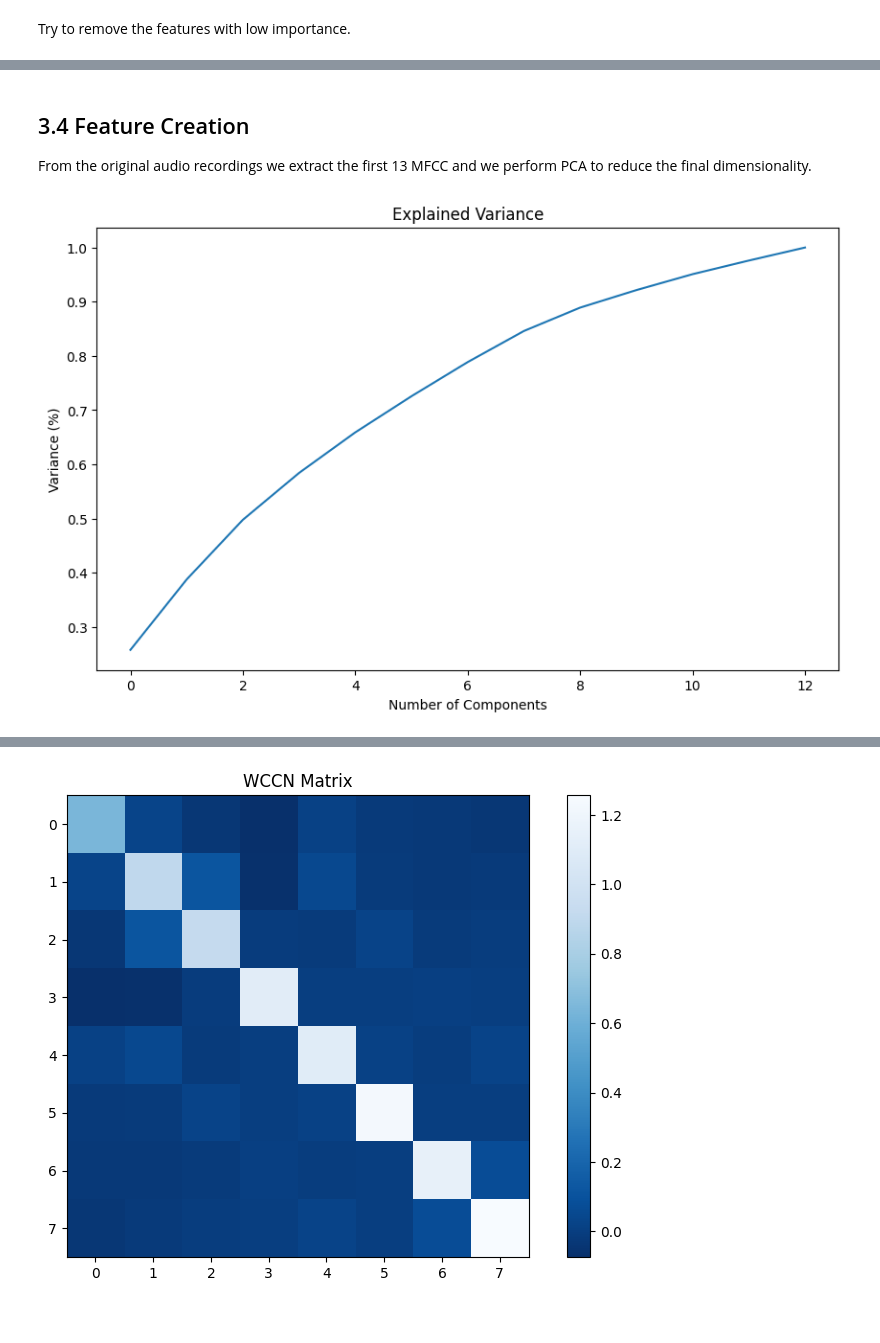
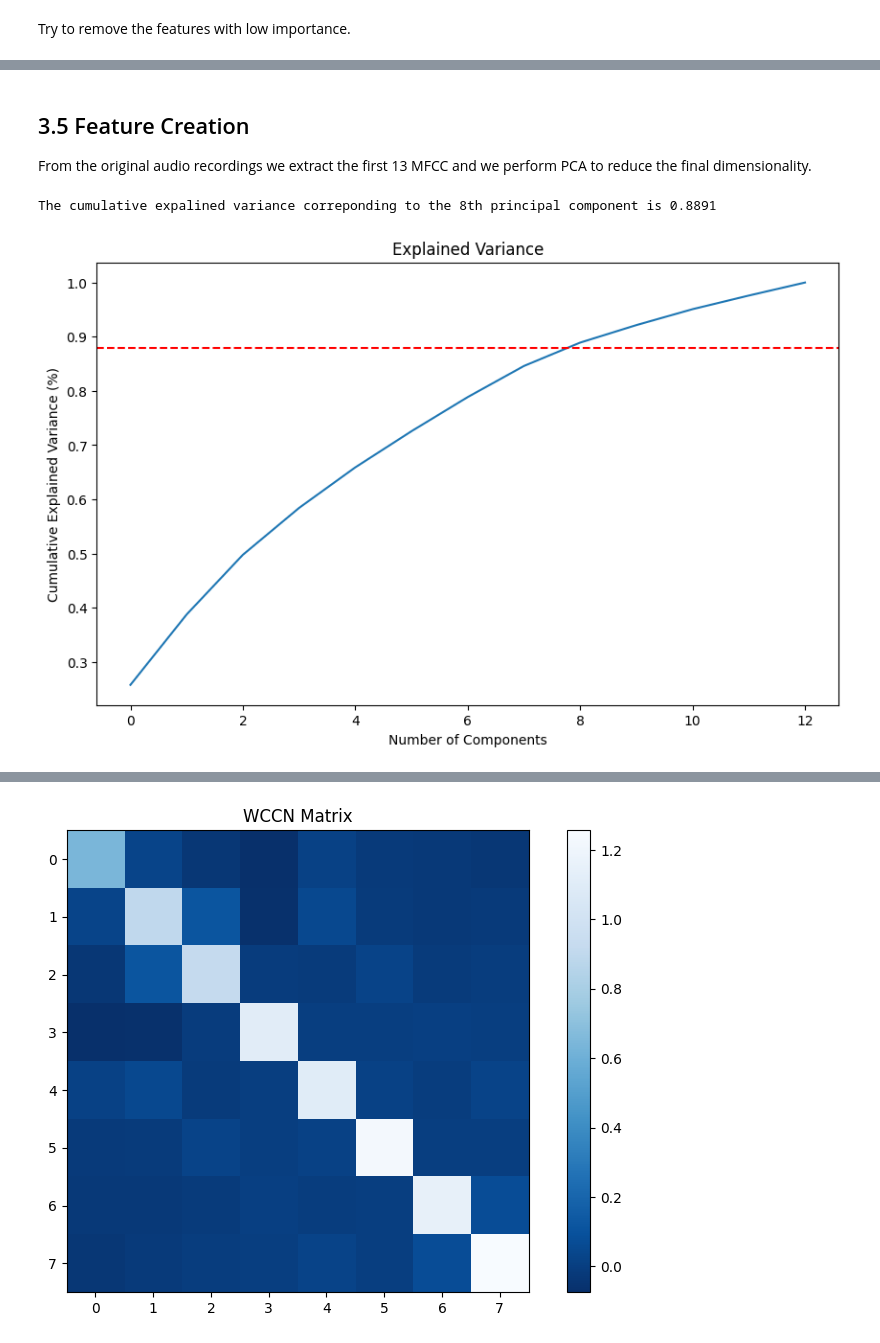
Before and after one commit to d4darius/DSL-AgeDetection, a Jupyter notebook: DSL-AgeDetection.ipynb, the cells around one changed output, grey strips where cells are left out. Cells and saved outputs as stored; diff of their text form; code cells hidden in the pictures.

```diff
--- a/DSL-AgeDetection.ipynb
+++ b/DSL-AgeDetection.ipynb
@@ -283,7 +292,7 @@ plt.show()
 # %% [markdown]
 Try to remove the features with low importance.
 # %%
-col_drop = ['sampling_rate','num_pauses', 'energy', 'tempo']
+col_drop = ['num_pauses', 'energy', 'tempo']
 print(f"Columns to drop: {col_drop}")
 df_dropped = df_dropped.drop(columns=col_drop) # drop non-numeric columns
 feature_names = df_dropped.drop(columns=["age"]).columns
@@ -308,7 +317,7 @@ col_drop.append('Id')
 df_dropped['path'] = dev_df['path']
 dev_df = df_dropped.copy()
 # %% [markdown]
-## 3.4 Feature Creation
+## 3.5 Feature Creation
 
 From the original audio recordings we extract the first 13 MFCC and we perform PCA to reduce the final dimensionality.
 # %%
@@ -316,7 +325,7 @@ def get_mfcc(row):
     directory = 'DSL_Winter_Project_2025/'
     file_path = os.path.join(directory, row['path'])
     if os.path.isfile(file_path):
-        y, sr = librosa.load(file_path, sr=22050.0)
+        y, sr = librosa.load(file_path, sr=SR)
         mfcc = librosa.feature.mfcc(y=y, sr=sr, n_mfcc=13)
         mfcc_mean = np.mean(mfcc, axis=1)
         return list(mfcc_mean)
@@ -328,7 +337,7 @@ aux[[f'mfcc_{i}' for i in range(13)]] = dev_df.apply(get_mfcc, axis=1, result_ty
 eval_aux = pd.DataFrame()
 eval_aux[[f'mfcc_{i}' for i in range(13)]] = eval_df.apply(get_mfcc, axis=1, result_type='expand')
 
-# Scale the outputted data
+# Standardization
 scaler = StandardScaler()
 scaler.fit(aux)
 aux = scaler.transform(aux)
@@ -338,13 +347,18 @@ pca = PCA(n_components=13)
 
 aux_pca = pca.fit_transform(aux)
 eval_aux_pca = pca.transform(eval_aux)
-
-plt.figure(figsize=(10, 6))
-plt.plot(np.cumsum(pca.explained_variance_ratio_))
-plt.xlabel('Number of Components')
-plt.ylabel('Variance (%)') #for each component
-plt.title('Explained Variance')
-plt.show()
-# %% [output]
-[figure, removed]
+# %%
+cum = np.cumsum(pca.explained_variance_ratio_)[8]
+print(f"The cumulative expalined variance correponding to the 8th principal component is {cum:.4f}")
+
+plt.figure(figsize=(10, 6))
+plt.plot(np.cumsum(pca.explained_variance_ratio_))
+plt.xlabel('Number of Components')
+plt.ylabel('Cumulative Explained Variance (%)')
+plt.axhline(y=0.88, color='r', linestyle='--')
+plt.title('Explained Variance')
+plt.show()
+# %% [output]
+The cumulative expalined variance correponding to the 8th principal component is 0.8891
+[figure, added]
 # %%
```
Also changed, not shown: parts of 33 cells of this notebook, 4 other files.
